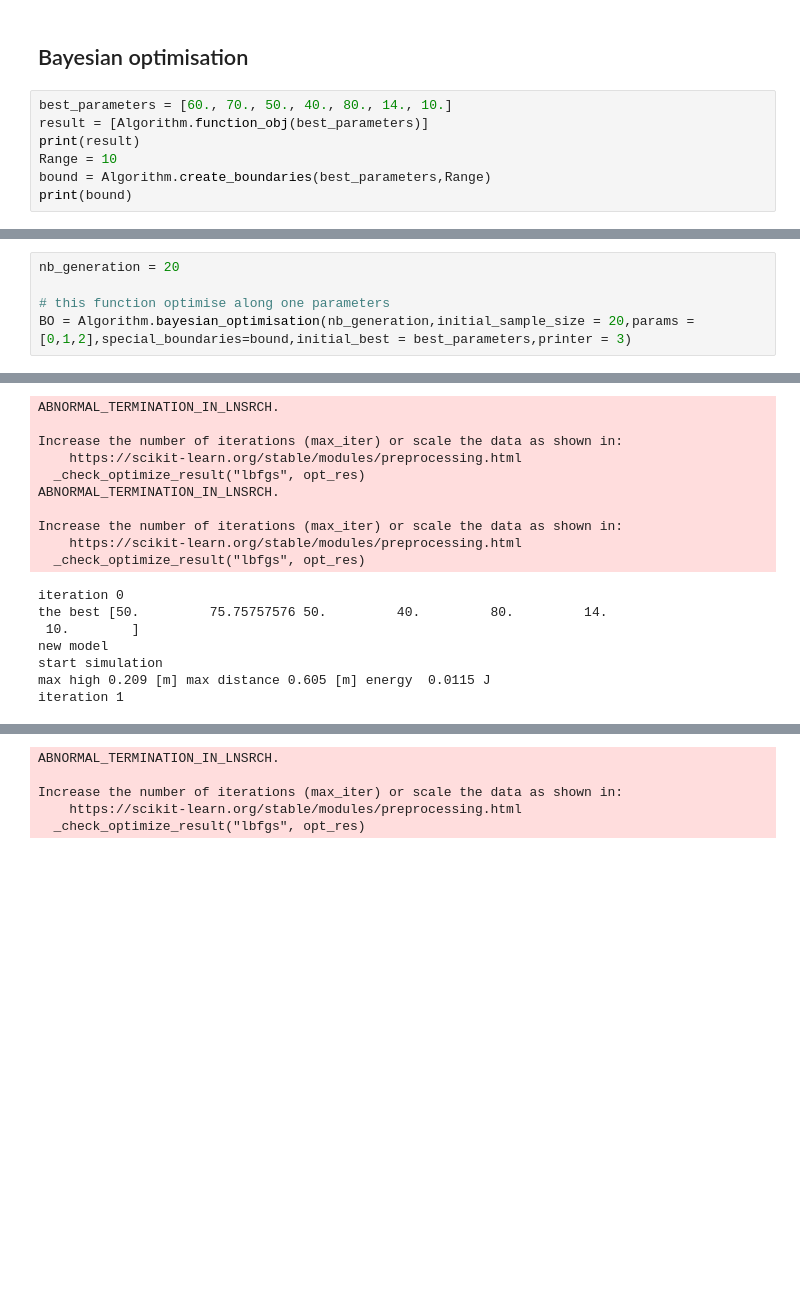
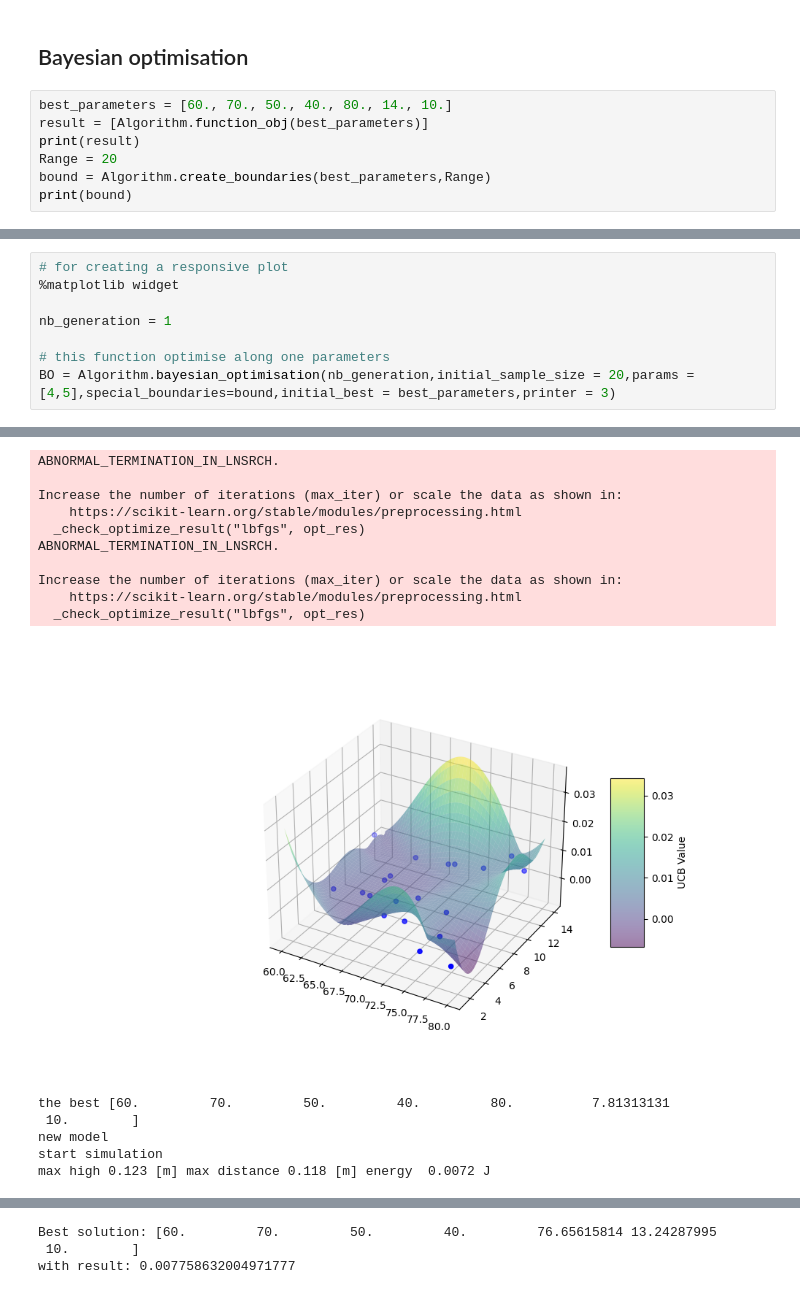
Before and after one commit to alifuatsahin/Jumping-Robot-Design, a Jupyter notebook: jumper_test/optimisation/optimisation BO.ipynb, the cells around one changed output, grey strips where cells are left out. Cells and saved outputs as stored; diff of their text form; blank space fills up the shorter version.

Commit message:
working 2D plot

```diff
--- a/jumper_test/optimisation/optimisation BO.ipynb
+++ b/jumper_test/optimisation/optimisation BO.ipynb
@@ -17,7 +17,7 @@ How to use models
 best_parameters = [60., 70., 50., 40., 80., 14., 10.]
 result = [Algorithm.function_obj(best_parameters)]
 print(result)
-Range = 10
+Range = 20
 bound = Algorithm.create_boundaries(best_parameters,Range)
 print(bound)
 # %% [output]
@@ -35,7 +35,10 @@ max high 0.233 [m] max distance 0.6 [m] energy  0.0053 J
 # %%
-nb_generation = 20
+# for creating a responsive plot
+%matplotlib widget
+
+nb_generation = 1
 
 # this function optimise along one parameters
-BO = Algorithm.bayesian_optimisation(nb_generation,initial_sample_size = 20,params = [0,1,2],special_boundaries=bound,initial_best = best_parameters,printer = 3)
+BO = Algorithm.bayesian_optimisation(nb_generation,initial_sample_size = 20,params = [4,5],special_boundaries=bound,initial_best = best_parameters,printer = 3)
 # %% [output]
 optimising around parameter:
@@ -58,17 +61,16 @@ running the algorithm
 ABNORMAL_TERMINATION_IN_LNSRCH.
 
 Increase the number of iterations (max_iter) or scale the data as shown in:
     https://scikit-learn.org/stable/modules/preprocessing.html
   _check_optimize_result("lbfgs", opt_res)
 ABNORMAL_TERMINATION_IN_LNSRCH.
 
 Increase the number of iterations (max_iter) or scale the data as shown in:
     https://scikit-learn.org/stable/modules/preprocessing.html
   _check_optimize_result("lbfgs", opt_res)
+[figure, added]
-iteration 0
-the best [50.         75.75757576 50.         40.         80.         14.
+the best [60.         70.         50.         40.         80.          7.81313131
  10.        ]
 new model
 start simulation
-max high 0.209 [m] max distance 0.605 [m] energy  0.0115 J
-iteration 1
+max high 0.123 [m] max distance 0.118 [m] energy  0.0072 J
@@ -75,5 +78,3 @@ iteration 1
-ABNORMAL_TERMINATION_IN_LNSRCH.
-
-Increase the number of iterations (max_iter) or scale the data as shown in:
-    https://scikit-learn.org/stable/modules/preprocessing.html
-  _check_optimize_result("lbfgs", opt_res)
+Best solution: [60.         70.         50.         40.         76.65615814 13.24287995
+ 10.        ]
+with result: 0.007758632004971777
```
Also changed, not shown: parts of 2 cells of this notebook, 1 other file.
